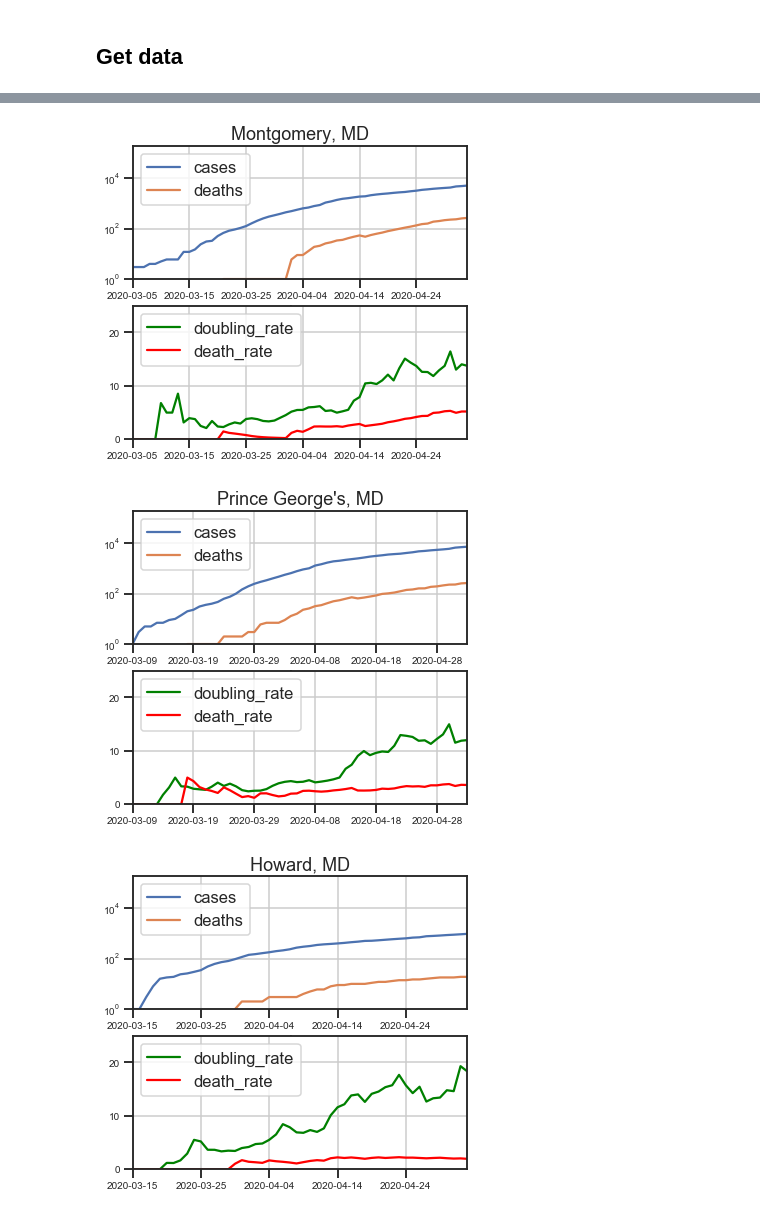
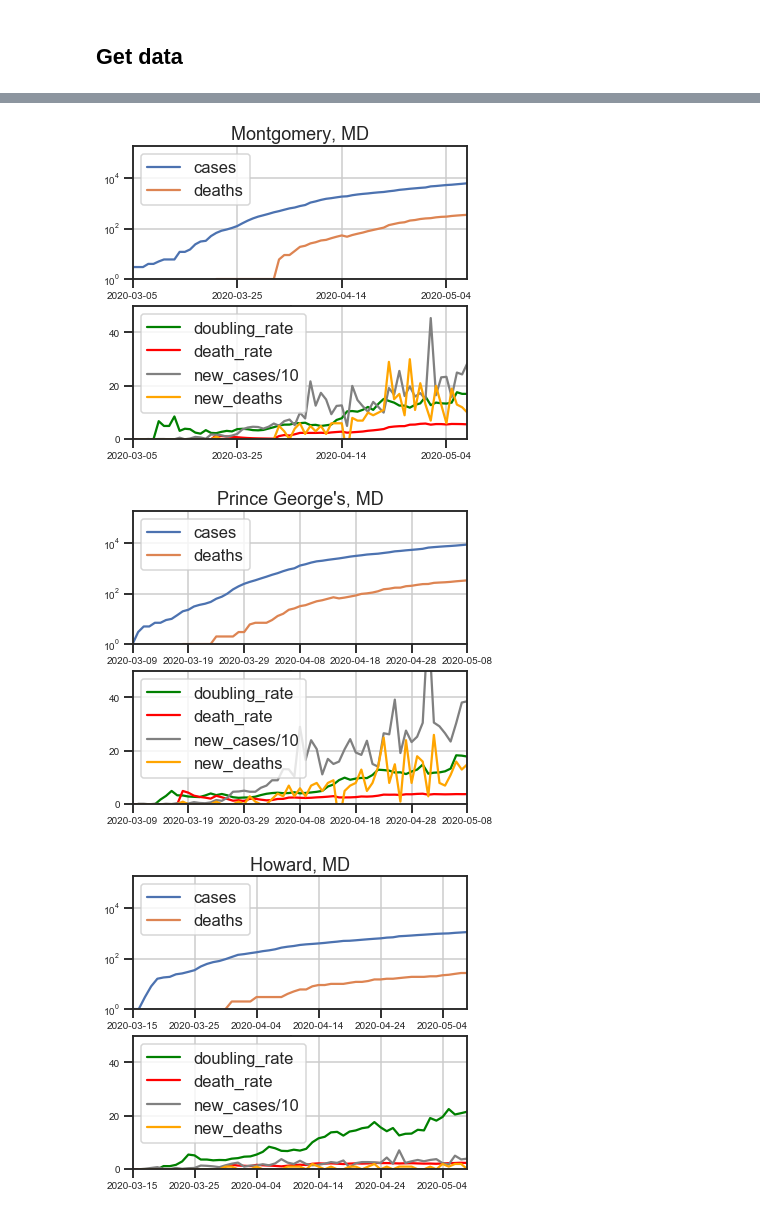
Before and after one commit to knobelsp/CV19, a Jupyter notebook: CV19.ipynb, the cells around one changed output, grey strips where cells are left out. Saved outputs shown, nothing was run; the diff lists cells and outputs as text; code cells hidden in the pictures.

```diff
--- a/CV19.ipynb
+++ b/CV19.ipynb
@@ -68,7 +68,7 @@ for i in range(0,len(this_state)):
 
     cases=this.cases.to_numpy(copy=True)
     r_cases=np.roll(cases,1)
-    this['new_cases']=cases-r_cases
+    this['new_cases/10']=(cases-r_cases)/10
 
     deaths=this.deaths.to_numpy(copy=True)
     r_deaths=np.roll(deaths,1)
@@ -77,35 +77,35 @@ for i in range(0,len(this_state)):
     fig, axes = plt.subplots(nrows=2, ncols=1,figsize=(6,6))
     this_name=this_county[i]+", "+this_state_short[i]
     this.plot('date',['cases','deaths'],kind = 'line',title=this_name,
               fontsize=fs,logy=True,ylim=yr,ax=axes[0],grid=True)
-    this.plot('date',['doubling_rate','death_rate'],kind = 'line',color=['green','red'],
-          fontsize=fs,logy=False,ylim=[0,25],ax=axes[1],grid=True)
+    this.plot('date',['doubling_rate','death_rate','new_cases/10','new_deaths'],kind = 'line',
+        color=['green','red','grey','orange'],fontsize=fs,logy=False,ylim=[0,50],ax=axes[1],grid=True)
     this_savename="CV19_county_"+this_county[i].replace(" ", "")+".pdf"
 
     if (i == 0) : mont=this
 
     plt.subplots_adjust(bottom=0.2)
     plt.xlabel("")
     plt.savefig(this_savename)
     plt.show()
     plt.close()
 # %% [output]
 A value is trying to be set on a copy of a slice from a DataFrame.
 Try using .loc[row_indexer,col_indexer] = value instead
 
 See the caveats in the documentation: http://pandas.pydata.org/pandas-docs/stable/user_guide/indexing.html#returning-a-view-versus-a-copy
 A value is trying to be set on a copy of a slice from a DataFrame.
 Try using .loc[row_indexer,col_indexer] = value instead
 
 See the caveats in the documentation: http://pandas.pydata.org/pandas-docs/stable/user_guide/indexing.html#returning-a-view-versus-a-copy
 A value is trying to be set on a copy of a slice from a DataFrame.
 Try using .loc[row_indexer,col_indexer] = value instead
 
 See the caveats in the documentation: http://pandas.pydata.org/pandas-docs/stable/user_guide/indexing.html#returning-a-view-versus-a-copy
 A value is trying to be set on a copy of a slice from a DataFrame.
 Try using .loc[row_indexer,col_indexer] = value instead
 
 See the caveats in the documentation: http://pandas.pydata.org/pandas-docs/stable/user_guide/indexing.html#returning-a-view-versus-a-copy
-[figure, old version]
+[figure, new version]
-[figure, old version]
+[figure, new version]
-[figure, old version]
+[figure, new version]
```
Also changed, not shown: parts of 5 cells of this notebook, 23 other files.
